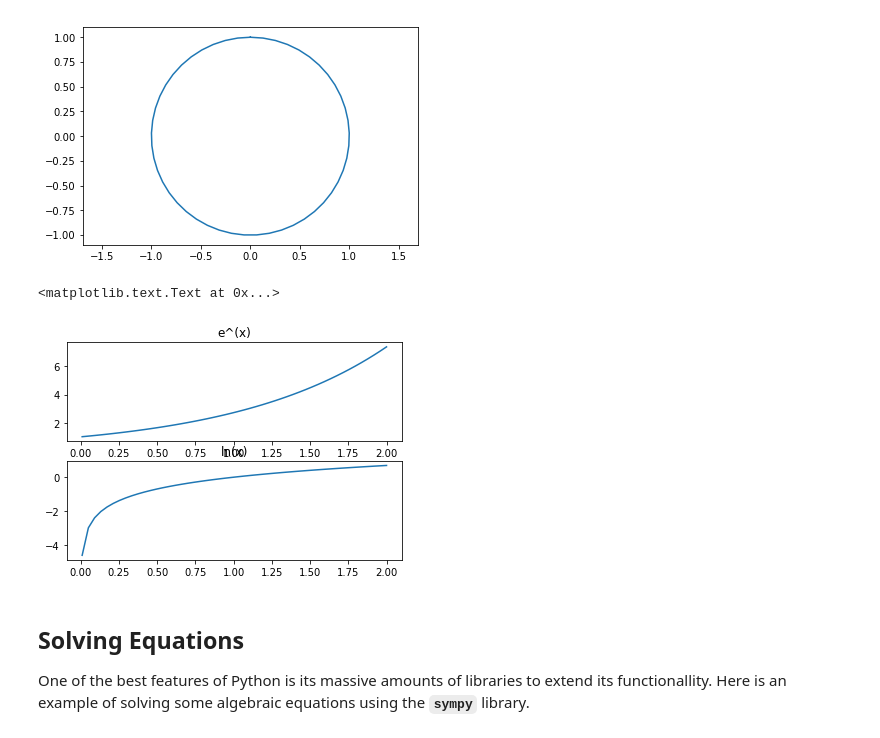
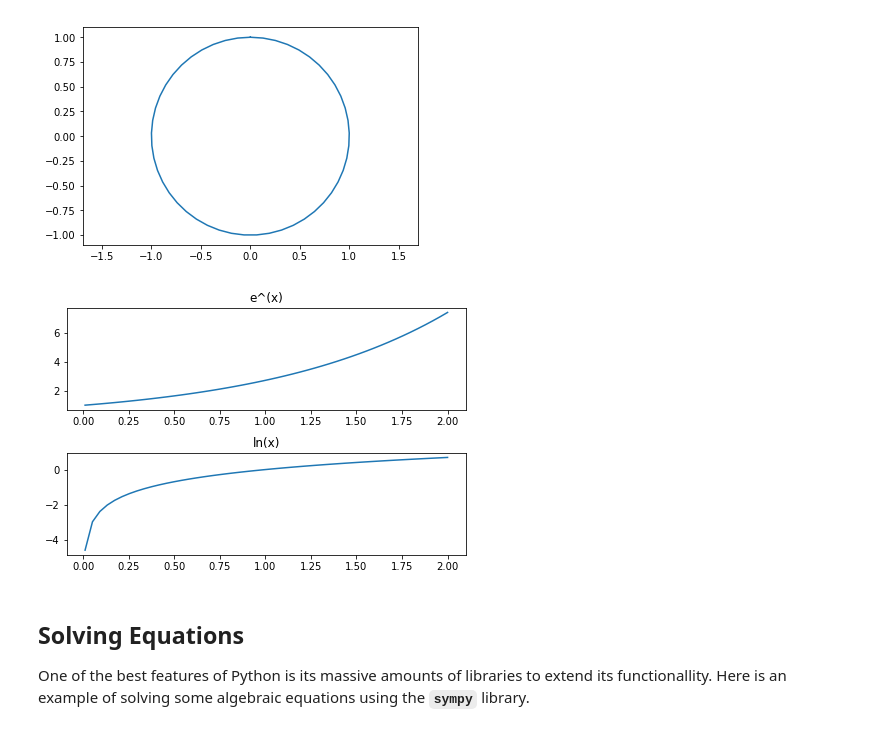
Before and after one commit to OpenChemE/CHBE241, a Jupyter notebook: Module-0-Introduction/Getting started on Using Jupyter Notebooks and Python.ipynb, the cells around one changed output. Cells and saved outputs as stored; diff of their text form; code cells hidden in the pictures.

```diff
--- a/Module-0-Introduction/Getting started on Using Jupyter Notebooks and Python.ipynb
+++ b/Module-0-Introduction/Getting started on Using Jupyter Notebooks and Python.ipynb
@@ -315,15 +315,15 @@ plt.axis('equal')
 # %%
 x = np.linspace(0.01,2)
 plt.subplot(2,1,1)
 plt.plot(x,y)
 plt.title('e^(x)')
 
 plt.subplot(2,1,2)
 plt.plot(x,z)
 plt.title('ln(x)')
+plt.tight_layout(pad=0.4, w_pad=0.5, h_pad=1.0)
 # %% [output]
-<matplotlib.text.Text at 0x...>
-[figure, old version]
+[figure, new version]
 # %% [markdown]
 ## Solving Equations
 One of the best features of Python is its massive amounts of libraries to extend its functionallity. Here is an example of solving some algebraic equations using the **`sympy`** library.
```
Also changed, not shown: 1 other file.
